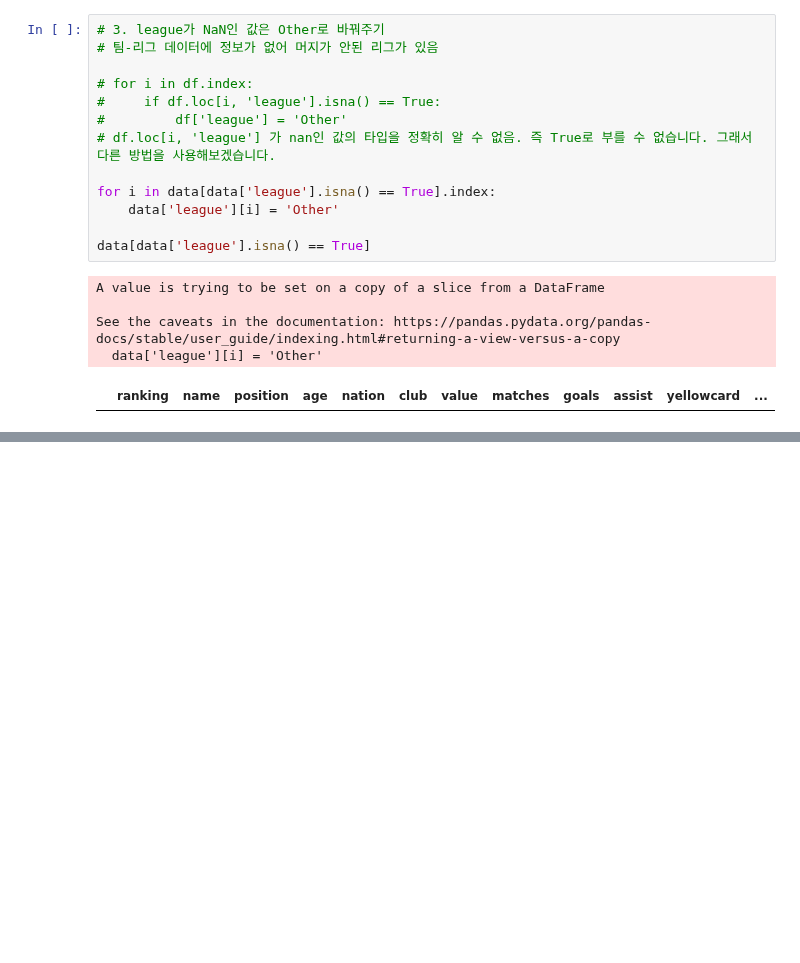
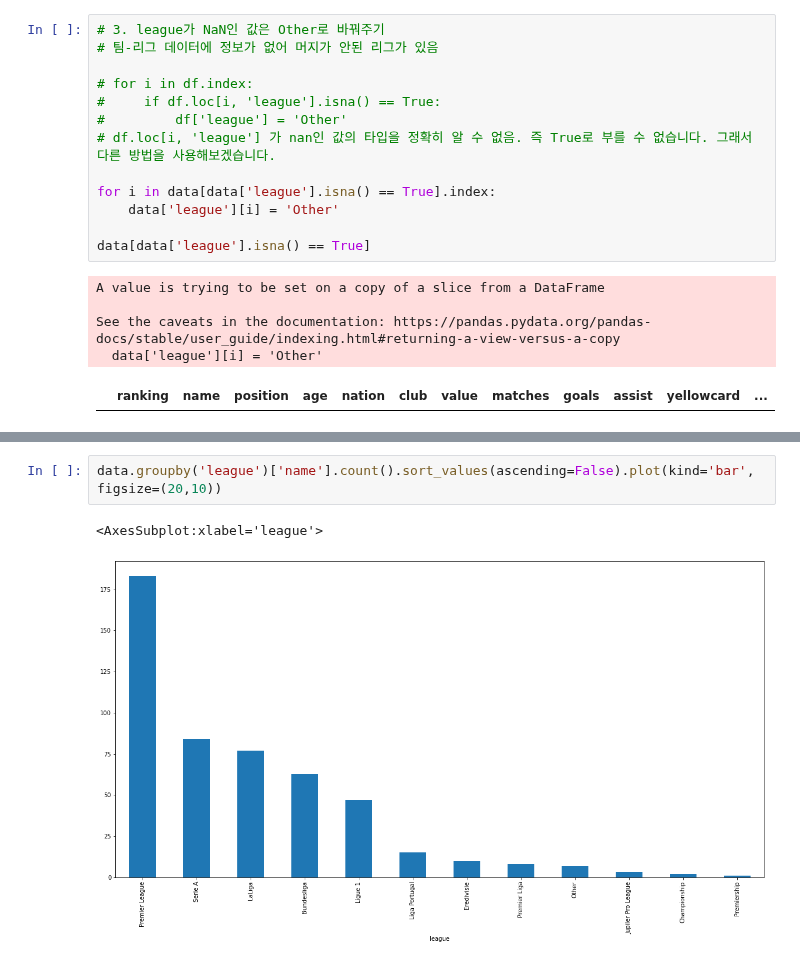
Before and after one commit to obilige/justone, a Jupyter notebook: FP_value/Football_Player.ipynb, the cells around one changed output, grey strips where cells are left out. Drawn from its saved outputs; the diff is of its cells as text; blank space fills up the shorter version.

```diff
--- a/FP_value/Football_Player.ipynb
+++ b/FP_value/Football_Player.ipynb
@@ -550,0 +684,5 @@ data
+# %%
+data.groupby('league')['name'].count().sort_values(ascending=False).plot(kind='bar', figsize=(20,10))
+# %% [output]
+<AxesSubplot:xlabel='league'>
+[figure, added]
```
Also changed, not shown: parts of 19 cells of this notebook.
